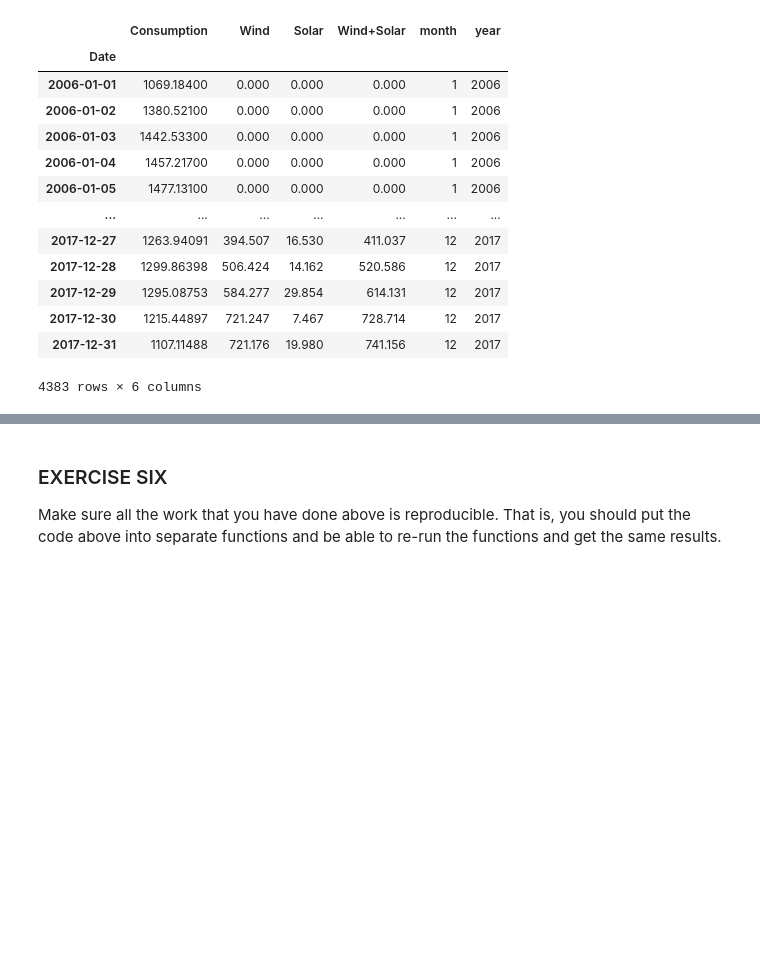
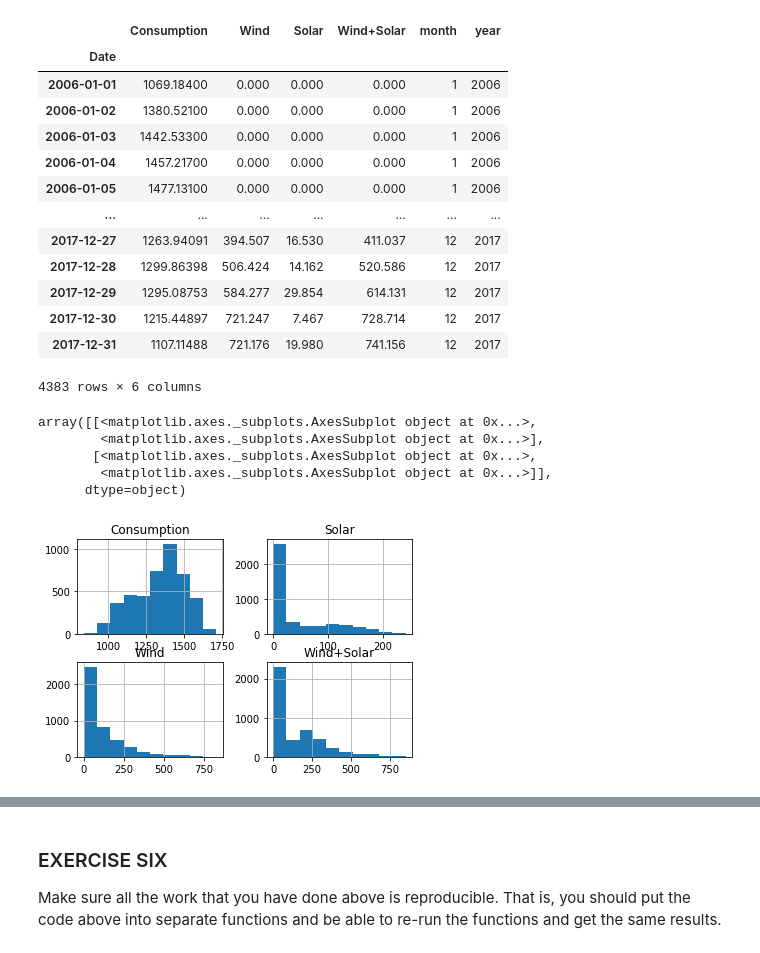
Before and after one commit to adam-gomez/time-series-exercises, a Jupyter notebook: time_series_data_prep.ipynb, the cells around one changed output, grey strips where cells are left out. Drawn from its saved outputs; the diff is of its cells as text; code cells hidden in the pictures; blank space fills up the shorter version.

```diff
--- a/time_series_data_prep.ipynb
+++ b/time_series_data_prep.ipynb
@@ -492,3 +492,12 @@ opsd
 | 2017-12-30 | 1215.44897 | 721.247 | 7.467 | 728.714 | 12 | 2017 |
 | 2017-12-31 | 1107.11488 | 721.176 | 19.980 | 741.156 | 12 | 2017 |
 4383 rows × 6 columns
+# %%
+opsd.drop(columns=['month', 'year']).hist()
+# %% [output]
+array([[<matplotlib.axes._subplots.AxesSubplot object at 0x...>,
+        <matplotlib.axes._subplots.AxesSubplot object at 0x...>],
+       [<matplotlib.axes._subplots.AxesSubplot object at 0x...>,
+        <matplotlib.axes._subplots.AxesSubplot object at 0x...>]],
+      dtype=object)
+[figure, added]
```
Also changed, not shown: parts of 1 cell of this notebook, 1 other file.
